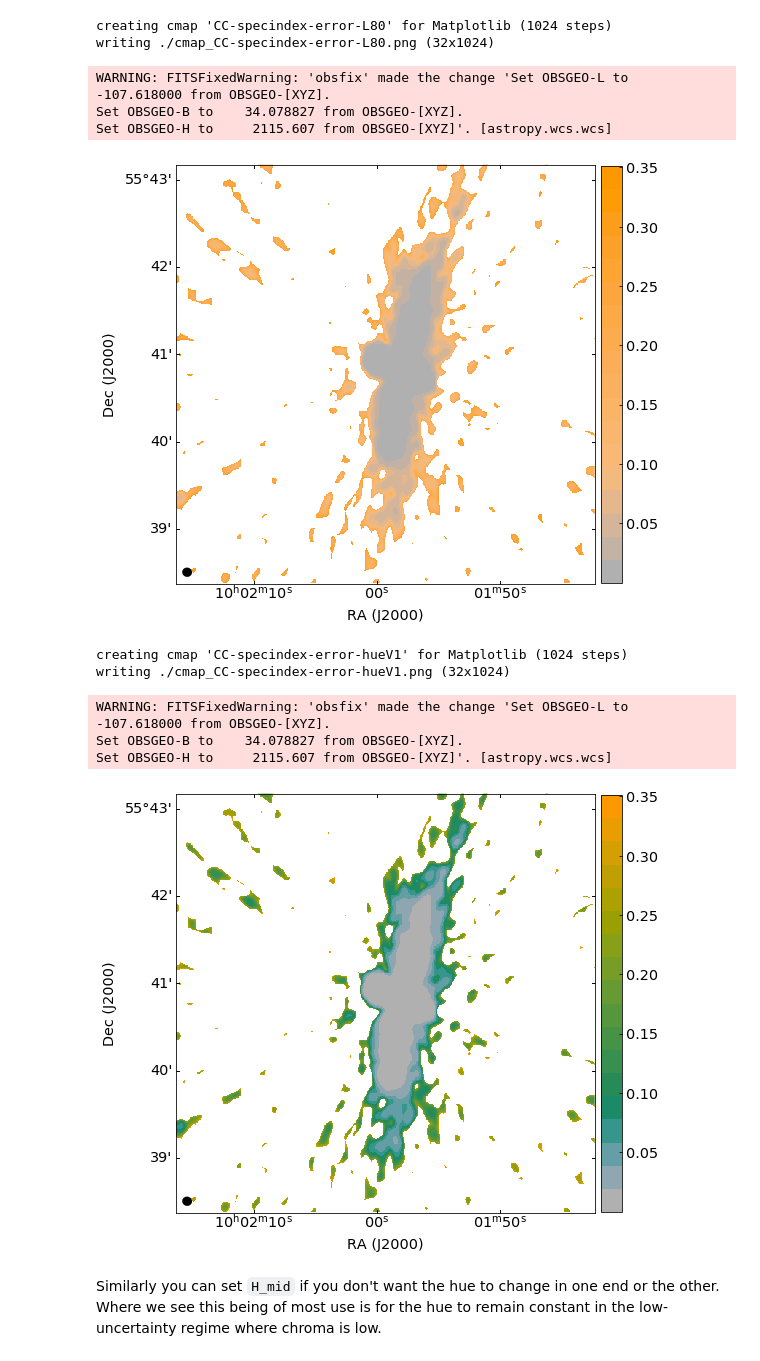
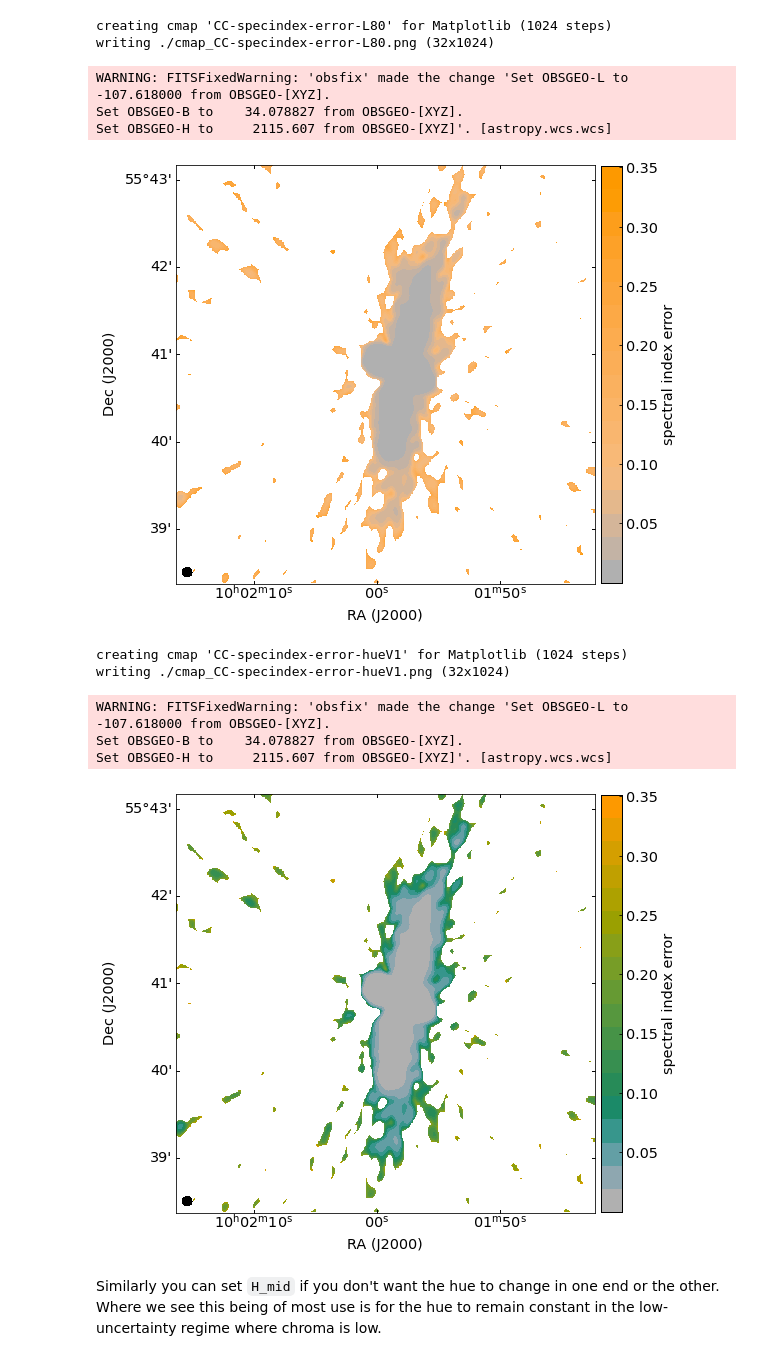
Before and after one commit to mlarichardson/CosmosCanvas, a Jupyter notebook: 2. Plot Spectral Index Error.ipynb, the cells around one changed output. Cells and saved outputs as stored; diff of their text form; code cells hidden in the pictures.

```diff
--- a/2. Plot Spectral Index Error.ipynb
+++ b/2. Plot Spectral Index Error.ipynb
@@ -52,7 +52,8 @@ RADIUS = 0.04 # degrees
 shift = [0.0, 0.2/60.] # degrees
 # %%
 nsteps=18
-fig,ax = gal.plot_galaxy(errfits_file,RA,DEC,RADIUS,shift,cmap_error_default,nsteps=nsteps)
+cbar_name='spectral index error'
+fig,ax = gal.plot_galaxy(errfits_file,RA,DEC,RADIUS,shift,cmap_error_default,nsteps=nsteps,cb_name=cbar_name)
 fig.savefig('plot_galerr_default.png', bbox_inches = "tight")
 # %% [output]
 WARNING: FITSFixedWarning: 'obsfix' made the change 'Set OBSGEO-L to  -107.618000 from OBSGEO-[XYZ].
@@ -90,13 +91,13 @@ matplotlib.cm.register_cmap(cmap=matplotlib.colors.ListedColormap(RGB_err_def['c
 creating cmap 'CC-specindex-error-L80' for Matplotlib (1024 steps)
 writing ./cmap_CC-specindex-error-L80.png (32x1024)
 # %%
-fig,ax = gal.plot_galaxy(errfits_file,RA,DEC,RADIUS,shift,cmap_error,nsteps=nsteps)
+fig,ax = gal.plot_galaxy(errfits_file,RA,DEC,RADIUS,shift,cmap_error,nsteps=nsteps,cb_name=cbar_name)
 fig.savefig('plot_galerr_L80.png', bbox_inches = "tight")
 # %% [output]
 WARNING: FITSFixedWarning: 'obsfix' made the change 'Set OBSGEO-L to  -107.618000 from OBSGEO-[XYZ].
 Set OBSGEO-B to    34.078827 from OBSGEO-[XYZ].
 Set OBSGEO-H to     2115.607 from OBSGEO-[XYZ]'. [astropy.wcs.wcs]
-[figure, old version]
+[figure, new version]
 # %%
 # Create a number of colours within the high error range.
 # The default for the constant orange is H_0=70. and H_min = H_max = none.
@@ -110,13 +111,13 @@ matplotlib.cm.register_cmap(cmap=matplotlib.colors.ListedColormap(RGB_err_def['c
 creating cmap 'CC-specindex-error-hueV1' for Matplotlib (1024 steps)
 writing ./cmap_CC-specindex-error-hueV1.png (32x1024)
 # %%
-fig,ax = gal.plot_galaxy(errfits_file,RA,DEC,RADIUS,shift,cmap_error,nsteps=nsteps)
+fig,ax = gal.plot_galaxy(errfits_file,RA,DEC,RADIUS,shift,cmap_error,nsteps=nsteps,cb_name=cbar_name)
 fig.savefig('plot_galerr_hueV1.png', bbox_inches = "tight")
 # %% [output]
 WARNING: FITSFixedWarning: 'obsfix' made the change 'Set OBSGEO-L to  -107.618000 from OBSGEO-[XYZ].
 Set OBSGEO-B to    34.078827 from OBSGEO-[XYZ].
 Set OBSGEO-H to     2115.607 from OBSGEO-[XYZ]'. [astropy.wcs.wcs]
-[figure, old version]
+[figure, new version]
 # %% [markdown]
 Similarly you can set `H_mid` if you don't want the hue to change in one end or the other. Where we see this being of most use is for the hue to remain constant in the low-uncertainty regime where chroma is low.
 # %%
```
Also changed, not shown: parts of 7 cells of this notebook, 3 other files.
